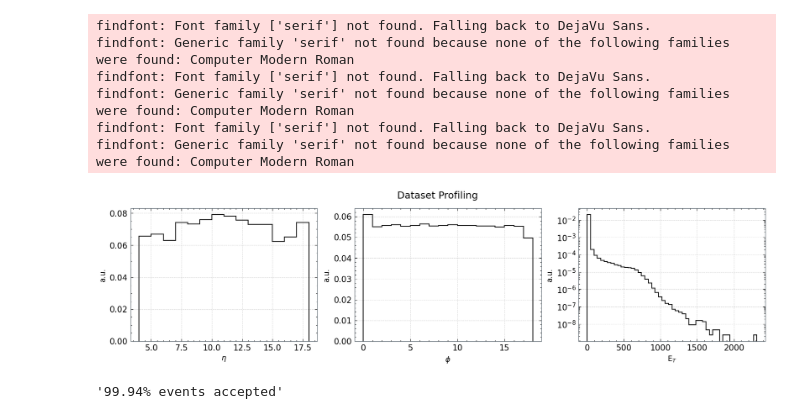
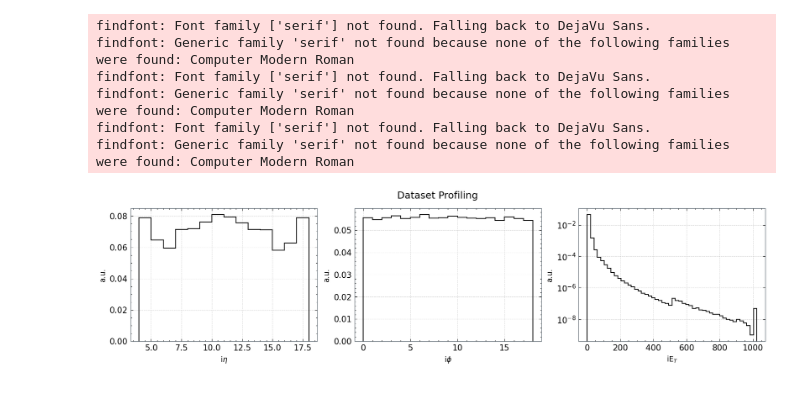
Before and after one commit to AdrianAlan/L1CaloTriggerAD, a Jupyter notebook: notebooks/data-profiling.ipynb, the cells around one changed output. Drawn from its saved outputs; the diff is of its cells as text; code cells hidden in the pictures.

```diff
--- a/notebooks/data-profiling.ipynb
+++ b/notebooks/data-profiling.ipynb
@@ -5,7 +5,7 @@ import matplotlib.pyplot as plt
 
 plt.style.use('../plots/physics.mplstyle')
 # %%
-in_file = ''
+in_file = '/eos/user/a/adpol/L1AD/Signal/120X/GluGluHToTauTau_M-125_TuneCP5_14TeV.h5'
 hdf5_dataset = h5py.File(in_file, 'r')
 # %%
 calo_regions = hdf5_dataset['CaloRegions']
@@ -25,40 +24,36 @@ ax.hist(eta + 4,
         histtype='step',
         edgecolor='black')
 ax.set_ylabel('a.u.')
-ax.set_xlabel(r'$\eta$')
+ax.set_xlabel(r'i$\eta$')
 
 ax = plt.subplot(132)
 ax.hist(phi,
         density=True,
         facecolor=None,
         bins=np.arange(19),
         histtype='step',
         edgecolor='black')
 ax.set_ylabel('a.u.')
-ax.set_xlabel(r'$\phi$')
+ax.set_xlabel(r'i$\phi$')
 
 ax = plt.subplot(133)
 ax.hist(et,
         bins=50,
         density=True,
         facecolor=None,
         histtype='step',
         edgecolor='black')
 ax.set_ylabel('a.u.')
-ax.set_xlabel(r'E$_T$')
+ax.set_xlabel(r'iE$_T$')
 ax.set_yscale('log')
 
 fig.suptitle('Dataset Profiling')
 plt.show();
 # %% [output]
 findfont: Font family ['serif'] not found. Falling back to DejaVu Sans.
 findfont: Generic family 'serif' not found because none of the following families were found: Computer Modern Roman
 findfont: Font family ['serif'] not found. Falling back to DejaVu Sans.
 findfont: Generic family 'serif' not found because none of the following families were found: Computer Modern Roman
 findfont: Font family ['serif'] not found. Falling back to DejaVu Sans.
 findfont: Generic family 'serif' not found because none of the following families were found: Computer Modern Roman
-[figure, old version]
+[figure, new version]
-# %%
-"{0:0.2f}% events accepted".format((100.*sum(acceptance_flag[:]))/len(acceptance_flag[:]))
-# %% [output]
-'99.94% events accepted'
```
Also changed, not shown: parts of 1 cell of this notebook, 1 other file.
